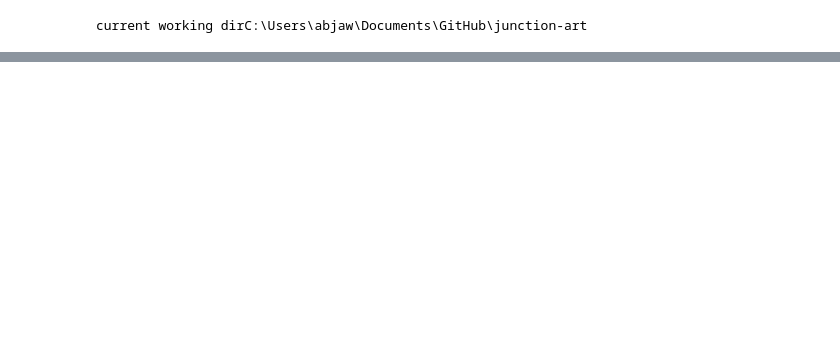
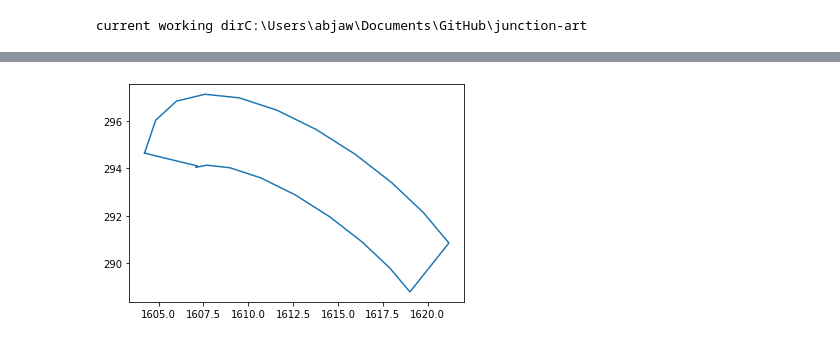
Before and after one commit to AugmentedDesignLab/junction-art, a Jupyter notebook: draw/intersection_drawer_refactor.ipynb, the cells around one changed output, grey strips where cells are left out. Cells and saved outputs as stored; diff of their text form; code cells hidden in the pictures; blank space fills up the shorter version.

Commit message:
bug fixed
works for all 10080 image

```diff
--- a/draw/intersection_drawer_refactor.ipynb
+++ b/draw/intersection_drawer_refactor.ipynb
@@ -103,3 +110,22 @@ intersection_drawer.draw_polygon_image_arr(include_u_turn=False)
 # print(road.lanes.lanesections[0].centerlane)
 # print(len(road.lanes.lanesections[0].leftlanes))
 # print(len(road.lanes.lanesections[0].rightlanes))
+# %%
+import numpy as np
+import matplotlib.pyplot as plt
+
+
+arr = '1604.2153052355699856 294.6438516037940190, 1604.8377043811299245 296.0369050221527232, 1606.0002439822671931 296.8424557999927629, 1607.5899815609159305 297.1330769407987873, 1609.4939746390111850 296.9813414480553320, 1611.5992807384868684 296.4598223252469325, 1613.7929573812778017 295.6410925758582948, 1615.9620620893181240 294.5977252033738978, 1617.9936523845428837 293.4022932112783906, 1619.7747857888862200 292.1273696030563087, 1621.1925198242824990 290.8455273821923583, 1619.0178073037523063 288.7789782167841963, 1617.9043508038598702 289.7818477065927141, 1616.3624561518993232 290.8845166424364947, 1614.5490622877716760 291.9513254677274290, 1612.6109930071129384 292.8837459857094814, 1610.6989007753998067 293.5981242415785459, 1608.9844694255918967 294.0249239475153900, 1607.6873663744781879 294.1346579910708670, 1607.0762481426431805 294.0420602838462401, 1607.1368594645864505 294.1097605277735738, 1607.1658189146567111 294.1012015973240636, 1604.2153052355699856 294.6438516037940190'
+
+x = []
+y = []
+points = arr.split(',')
+for p in points:
+    temp = p.split()
+    x.append(np.float64(temp[0]))
+    y.append(np.float64(temp[1]))
+
+plt.plot(x, y)
+plt.show()
+# %% [output]
+[figure, added]
```
Also changed, not shown: parts of 3 cells of this notebook, 7 other files.
